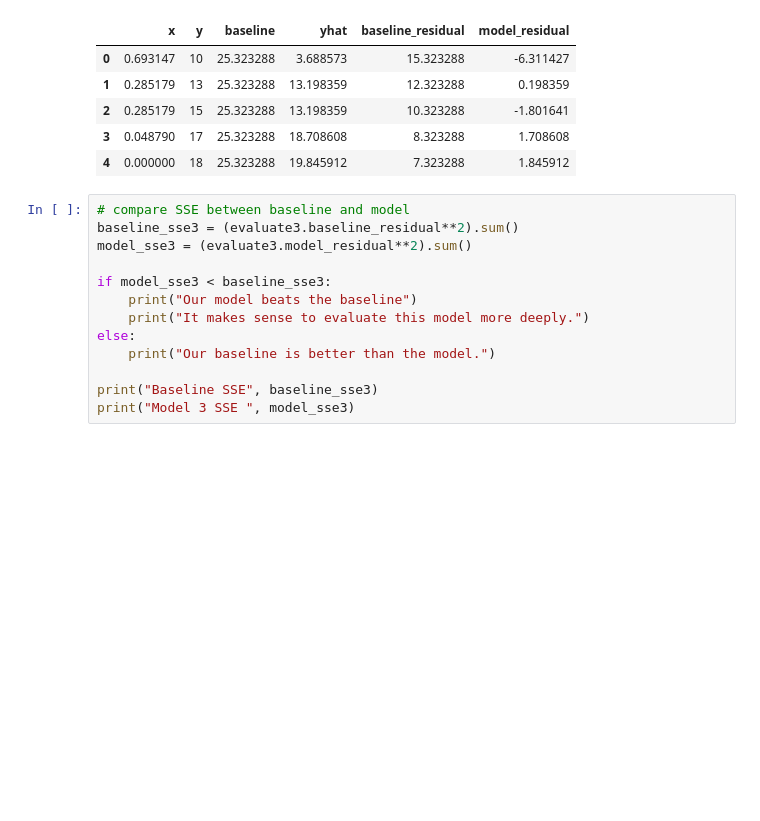
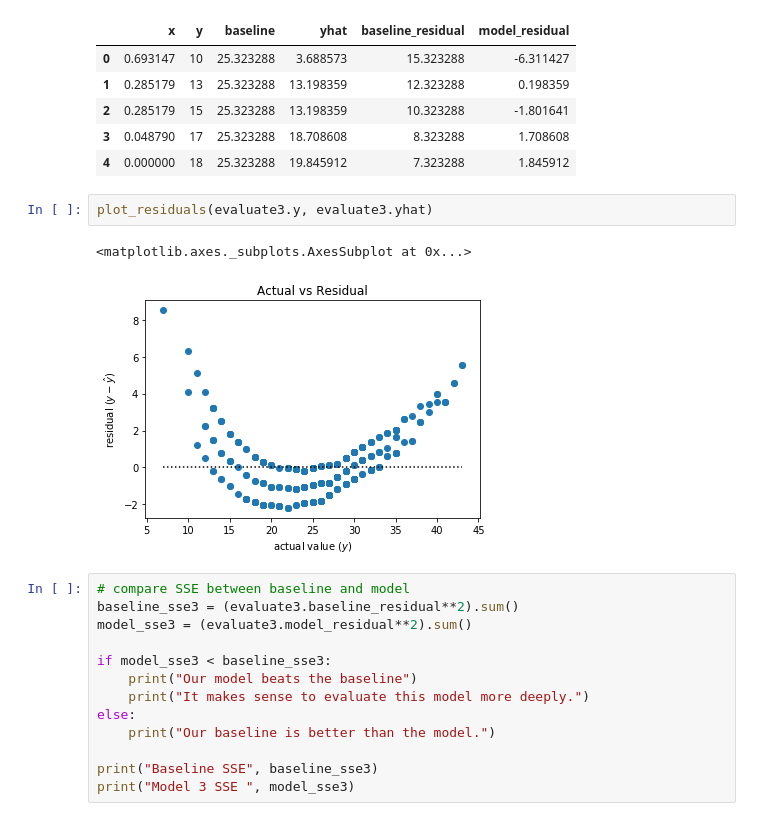
Before and after one commit to Brandon-Martinez27/regression-exercises, a Jupyter notebook: evaluate.ipynb, the cells around one changed output. Drawn from its saved outputs; the diff is of its cells as text; blank space fills up the shorter version.

```diff
--- a/evaluate.ipynb
+++ b/evaluate.ipynb
@@ -268,6 +280,11 @@ evaluate3.head()
 | 2 | 0.285179 | 15 | 25.323288 | 13.198359 | 10.323288 | -1.801641 |
 | 3 | 0.048790 | 17 | 25.323288 | 18.708608 | 8.323288 | 1.708608 |
 | 4 | 0.000000 | 18 | 25.323288 | 19.845912 | 7.323288 | 1.845912 |
+# %%
+plot_residuals(evaluate3.y, evaluate3.yhat)
+# %% [output]
+<matplotlib.axes._subplots.AxesSubplot at 0x...>
+[figure, added]
 # %%
 # compare SSE between baseline and model
 baseline_sse3 = (evaluate3.baseline_residual**2).sum()
```
Also changed, not shown: parts of 11 cells of this notebook, 3 other files.
